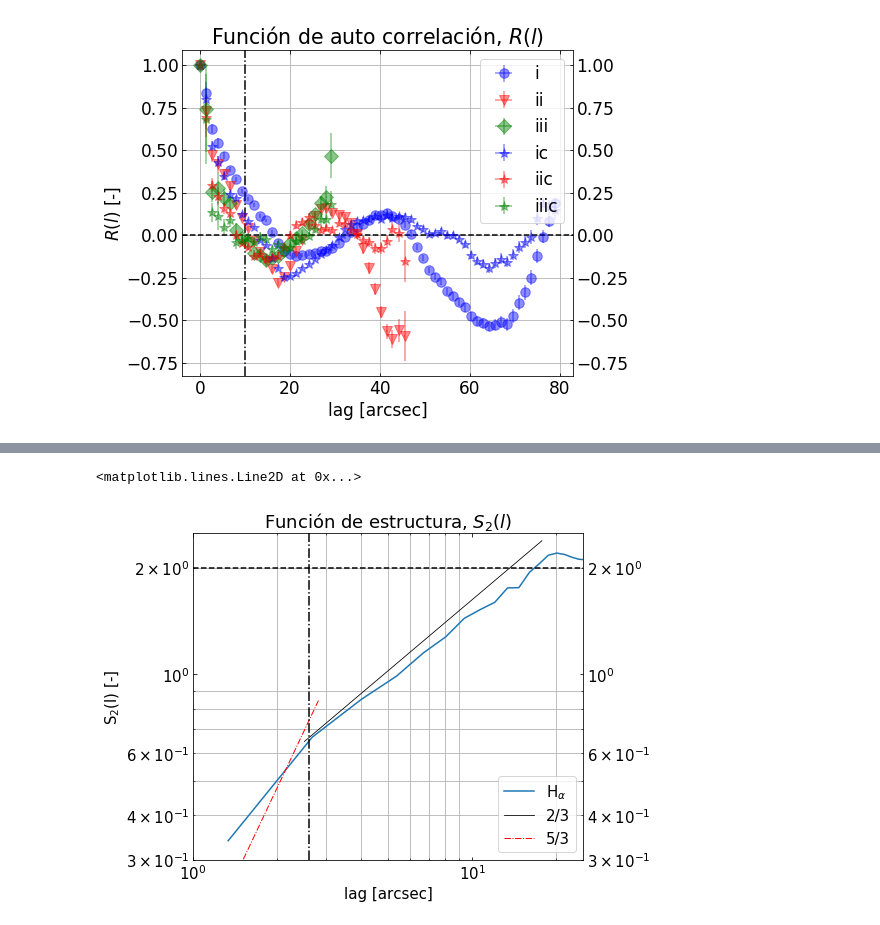
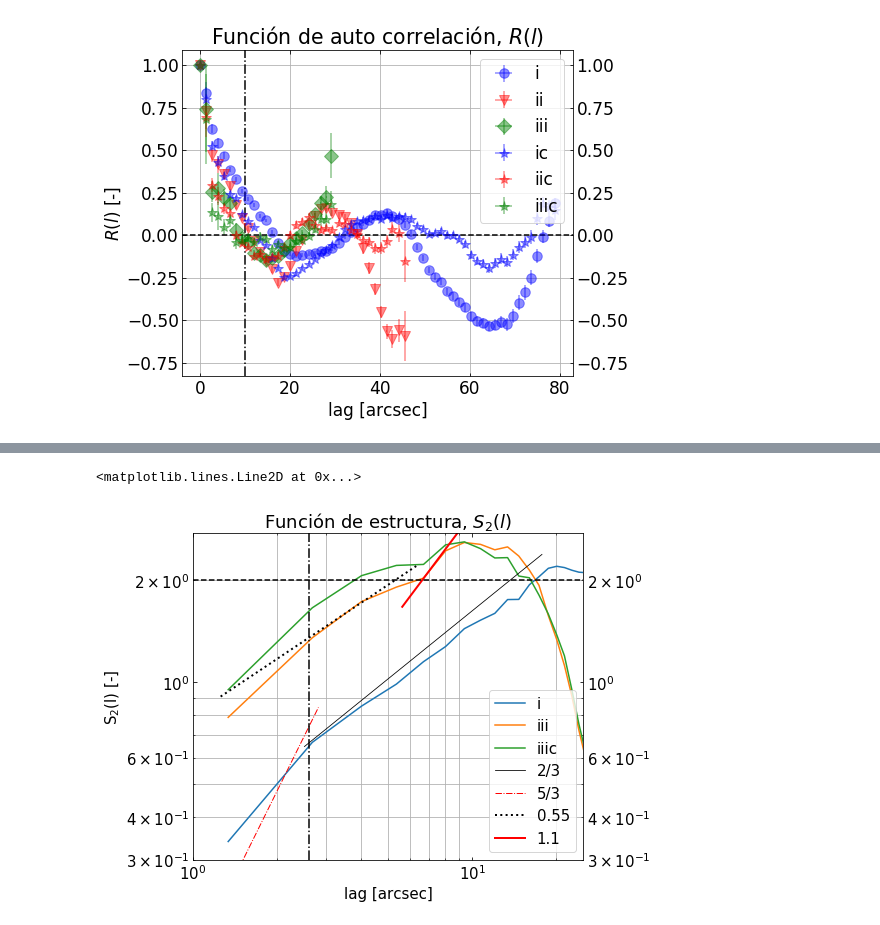
Before and after one commit to will-henney/JavGVastro-PhD, a Jupyter notebook: 604SAH.ipynb, the cells around one changed output, grey strips where cells are left out. Cells and saved outputs as stored; diff of their text form; code cells hidden in the pictures.

```diff
--- a/604SAH.ipynb
+++ b/604SAH.ipynb
@@ -576,0 +631,25 @@ plt.rcParams["font.size"]="15"
+# %%
+
+fig, ax=plt.subplots(figsize=(7,6))
+ax.errorbar(psH00['k'],psH00['Pk'], fmt="o",color='b', ecolor='b', alpha=0.45, markersize=7.5, label='0')
+ax.errorbar(psH01['k'],psH01['Pk'], fmt="o",color='r', ecolor='r', alpha=0.45, markersize=7.5, label='1')
+ax.errorbar(psH02['k'],psH02['Pk'], fmt="o",color='g', ecolor='g', alpha=0.45, markersize=7.5, label='2')
+#ax.errorbar(psH00c['k'],psH00c['Pk'], fmt="*",color='b', ecolor='b', alpha=0.45, markersize=7.5, label='0c')
+#ax.errorbar(psH01c['k'],psH01c['Pk'], fmt="*",color='r', ecolor='r', alpha=0.45, markersize=7.5, label='1c')
+#ax.errorbar(psH02c['k'],psH02c['Pk'], fmt="*",color='g', ecolor='g', alpha=0.45, markersize=7.5, label='2c')
+ax.set(xscale='log',yscale='log')
+sgrid = np.logspace(-1.5, -0.45)
+ax.plot(sgrid, (10**2.5)*sgrid**(-5/3), color="k", lw=0.8, label='-5/3')
+#ax.axhline(y=2, color='k', linestyle='--')
+ax.set(xlabel='k [1/arcsec]', ylabel='P(k) [km$^{2}$/s$^{2}$]')
+plt.title('Power Spectrum')
+plt.tick_params(which='both', labelright=True, direction='in', right=True,  top=True)
+plt.legend(loc='upper right')
+plt.grid(which='minor')
+
+
+plt.rcParams["font.family"]="Times New Roman"
+plt.rcParams["font.size"]="15"
+
+plt.xlim(0.02,.4)
+plt.ylim(10**2.5,10**6.5)
@@ -577,26 +659,35 @@ plt.rcParams["font.size"]="15"
 # %%
 fig, ax=plt.subplots(figsize=(7,6))
 
-plt.loglog(sfnH00.Lag, sfnH00.Nmqvd, label=r'H$_{\alpha}$')
+plt.loglog(sfnH00.Lag, sfnH00.Nmqvd, label='i')
+plt.loglog(sfnH02.Lag, sfnH02.Nmqvd, label='iii')
+plt.loglog(sfnH02c.Lag, sfnH02c.Nmqvd, label='iiic')
+
 plt.xlim(1,25)
-plt.ylim(0.3,2.5)
+plt.ylim(0.3,2.75)
 sgrid = np.logspace(0.4, 1.25)
 sgrid2 = np.logspace(0.1, 0.45)
 ax.plot(sgrid, 0.35*sgrid**(2/3), color="k", lw=0.8, label='2/3')
 ax.plot(sgrid2, 0.15*sgrid2**(5/3), color="r", lw=1.0, label='5/3',linestyle='-.')
+
+sgrid3 = np.logspace(0.1, 0.8)
+sgrid4 = np.logspace(0.75, 0.95)
+ax.plot(sgrid3, 0.8*sgrid3**(0.55), color="k", lw=2.0, label='0.55',linestyle=':')
+ax.plot(sgrid4, 0.25*sgrid4**(1.1), color="r", lw=2.0, label='1.1',linestyle='-')
+
 plt.grid(which='minor')
 ax.set(xlabel='lag [arcsec]', ylabel='S$_{2}$(l) [-]')
 plt.title('Función de estructura, $S_{2}(l)$')
 plt.tick_params(which='both', labelright=True, direction='in', right=True,  top=True)
 plt.legend(loc='lower right')
 ax.axhline(y=2, color='k', linestyle='--')
 
 ax.axvline(x=2.6, color='k', linestyle='-.')
 
 #ax.axhline(y=2, color='k', linestyle='--')
 # %% [output]
 <matplotlib.lines.Line2D at 0x...>
-[figure, old version]
+[figure, new version]
 # %%
 #sfnH00.to_csv('datasfnH00.csv')
 # %%
```
Also changed, not shown: parts of 10 cells of this notebook, 1 other file.
